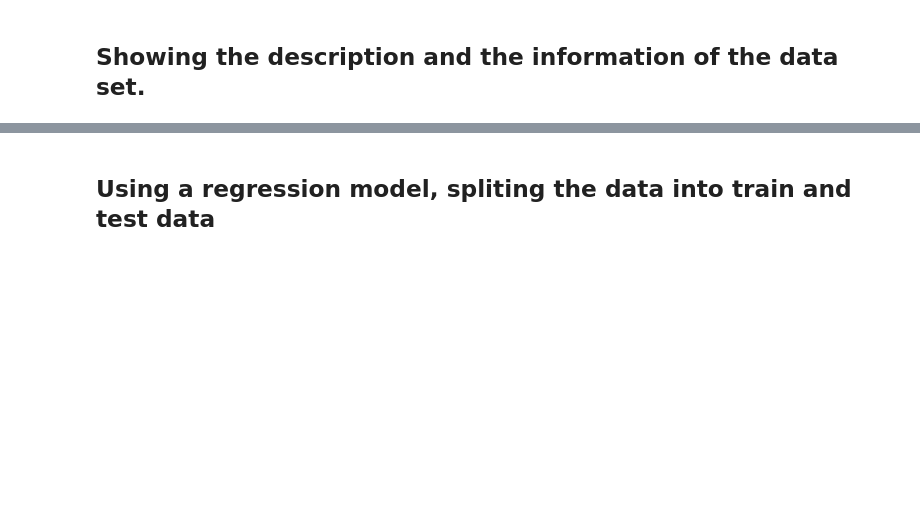
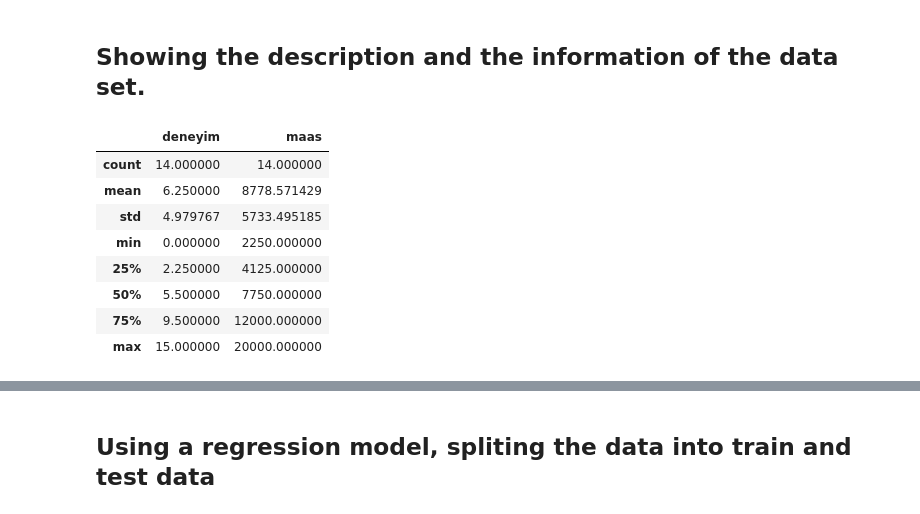
Before and after one commit to salsabilmislat/linear-regression, a Jupyter notebook: regression.ipynb, the cells around one changed output, grey strips where cells are left out. Drawn from its saved outputs; the diff is of its cells as text; code cells hidden in the pictures; blank space fills up the shorter version.

```diff
--- a/regression.ipynb
+++ b/regression.ipynb
@@ -20,3 +20,15 @@ data.head(5)
 | 4 | 8.0 | 9000 |
 # %% [markdown]
 ## Showing the description and the information of the data set.
+# %%
+data.describe()
+# %% [output]
+|  | deneyim | maas |
+| count | 14.000000 | 14.000000 |
+| mean | 6.250000 | 8778.571429 |
+| std | 4.979767 | 5733.495185 |
+| min | 0.000000 | 2250.000000 |
+| 25% | 2.250000 | 4125.000000 |
+| 50% | 5.500000 | 7750.000000 |
+| 75% | 9.500000 | 12000.000000 |
+| max | 15.000000 | 20000.000000 |
```
Also changed, not shown: parts of 1 cell of this notebook.
